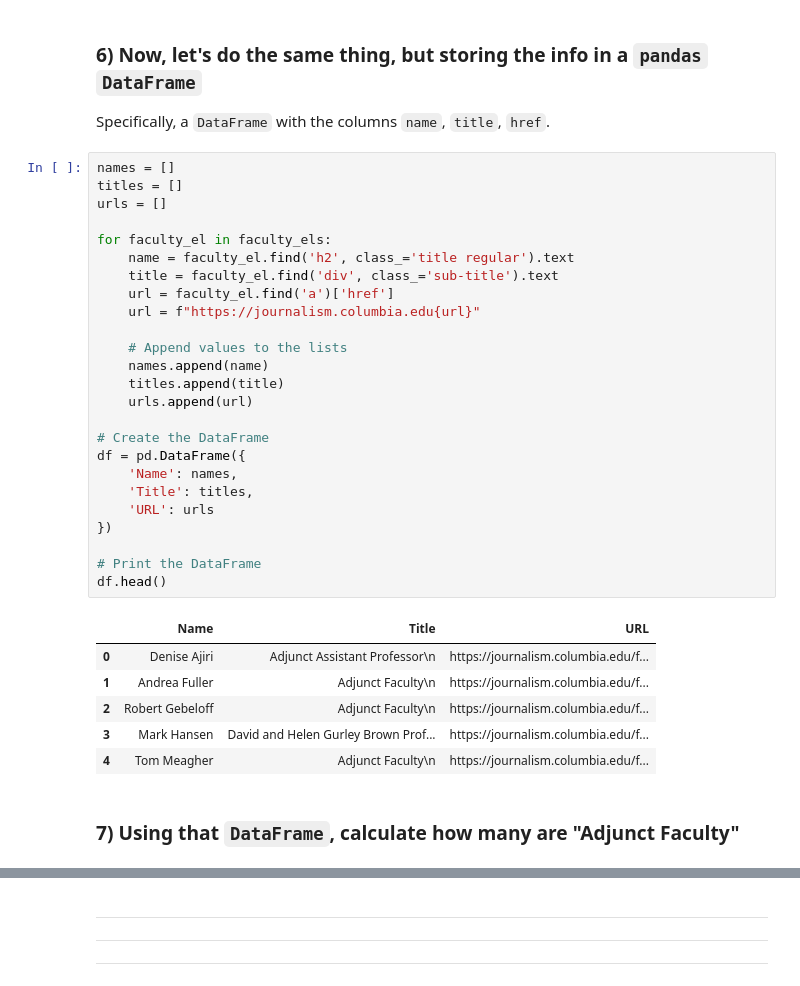
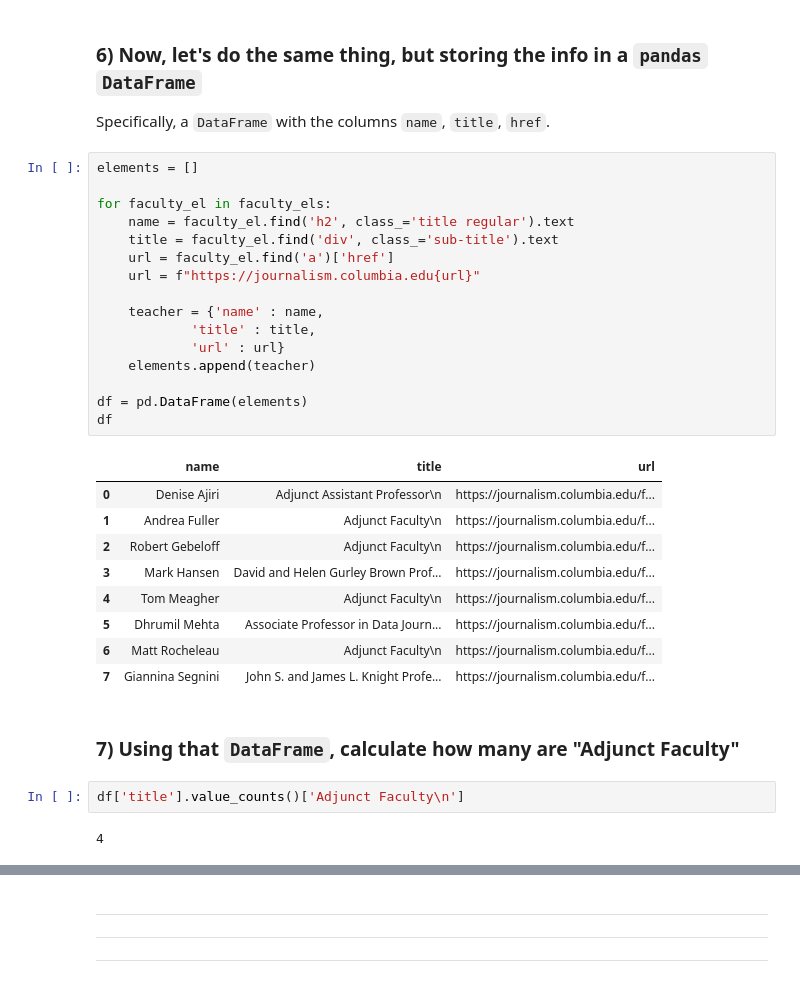
Before and after one commit to marcodallastella/LEDE-Homeworks, a Jupyter notebook: 06. Intro to Scraping/homework-data-faculty.ipynb, the cells around one changed output, grey strips where cells are left out. Cells and saved outputs as stored; diff of their text form.

```diff
--- a/06. Intro to Scraping/homework-data-faculty.ipynb
+++ b/06. Intro to Scraping/homework-data-faculty.ipynb
@@ -122,36 +122,34 @@ Giannina Segnini's title is 'John S. and James L. Knight Professor of Profession
 
 Specifically, a `DataFrame` with the columns `name`, `title`, `href`.
 # %%
-names = []
-titles = []
-urls = []
+elements = []
 
 for faculty_el in faculty_els:
     name = faculty_el.find('h2', class_='title regular').text
     title = faculty_el.find('div', class_='sub-title').text
     url = faculty_el.find('a')['href']
     url = f"https://journalism.columbia.edu{url}"
 
-    # Append values to the lists
-    names.append(name)
-    titles.append(title)
-    urls.append(url)
+    teacher = {'name' : name,
+            'title' : title,
+            'url' : url}
+    elements.append(teacher)
 
-# Create the DataFrame
-df = pd.DataFrame({
-    'Name': names,
-    'Title': titles,
-    'URL': urls
-})
-
-# Print the DataFrame
-df.head()
+df = pd.DataFrame(elements)
+df
 # %% [output]
-|  | Name | Title | URL |
+|  | name | title | url |
 | 0 | Denise Ajiri | Adjunct Assistant Professor\n | https://journalism.columbia.edu/f... |
 | 1 | Andrea Fuller | Adjunct Faculty\n | https://journalism.columbia.edu/f... |
 | 2 | Robert Gebeloff | Adjunct Faculty\n | https://journalism.columbia.edu/f... |
 | 3 | Mark Hansen | David and Helen Gurley Brown Prof... | https://journalism.columbia.edu/f... |
 | 4 | Tom Meagher | Adjunct Faculty\n | https://journalism.columbia.edu/f... |
+| 5 | Dhrumil Mehta | Associate Professor in Data Journ... | https://journalism.columbia.edu/f... |
+| 6 | Matt Rocheleau | Adjunct Faculty\n | https://journalism.columbia.edu/f... |
+| 7 | Giannina Segnini | John S. and James L. Knight Profe... | https://journalism.columbia.edu/f... |
 # %% [markdown]
 ### 7) Using that `DataFrame`, calculate how many are "Adjunct Faculty"
+# %%
+df['title'].value_counts()['Adjunct Faculty\n']
+# %% [output]
+4
```
Also changed, not shown: parts of 5 cells of this notebook, 2 other files.
